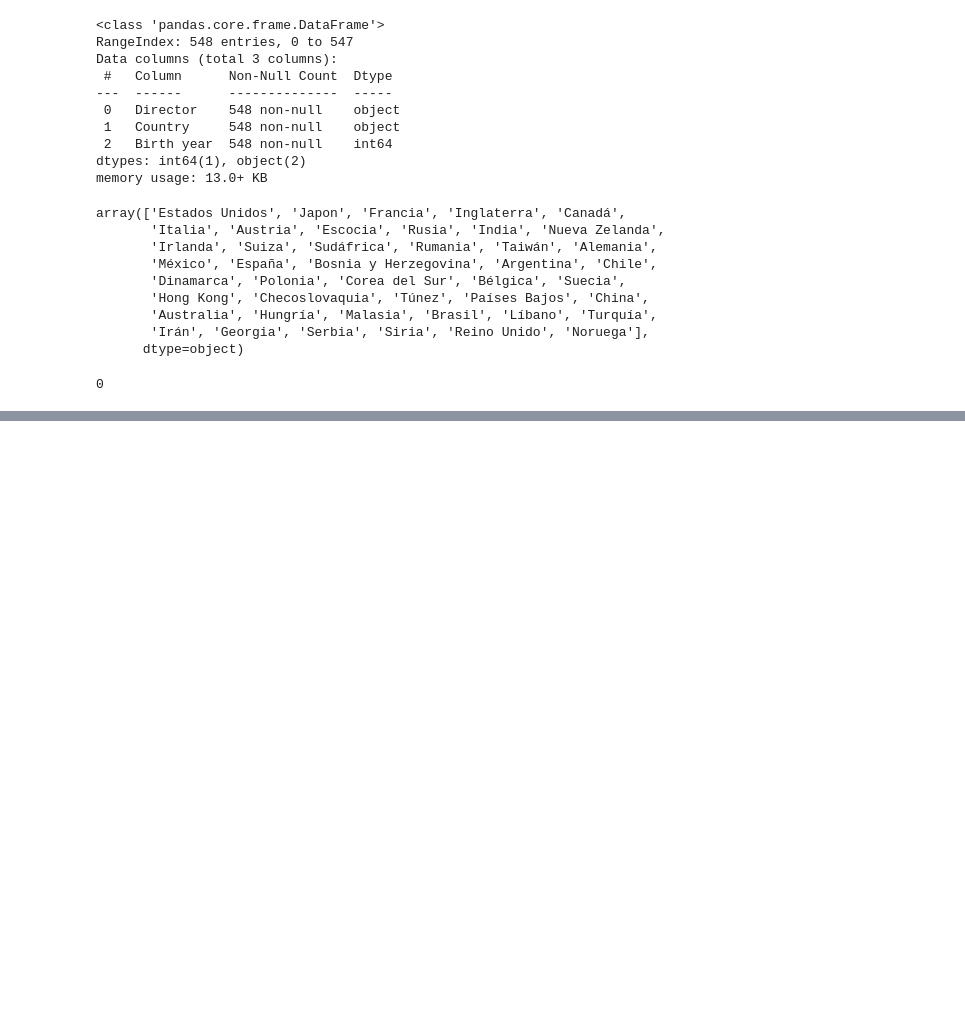
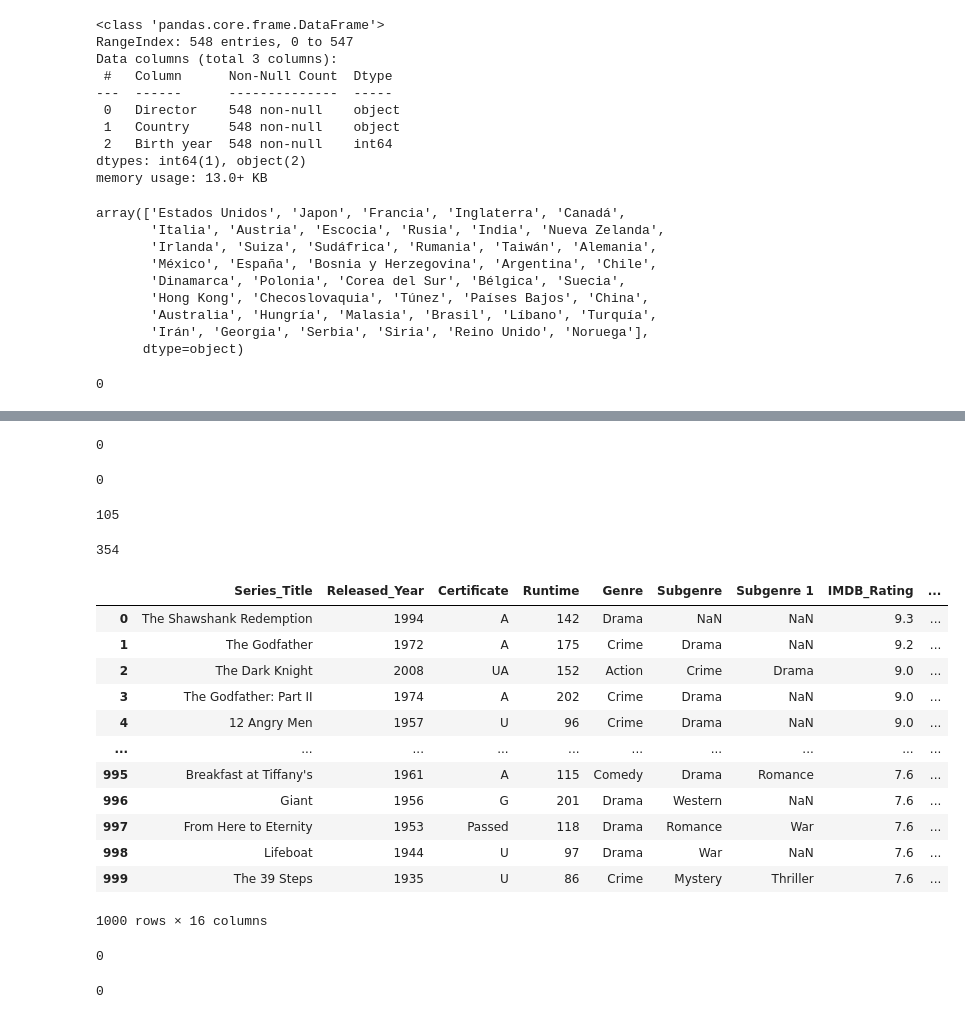
Before and after one commit to Ariana-Papantonio/promoK-modulo4-sprint1-pair-programming-irene-ariana, a Jupyter notebook: EDA_IMDB.ipynb, the cells around one changed output, grey strips where cells are left out. Cells and saved outputs as stored; diff of their text form; code cells hidden in the pictures; blank space fills up the shorter version.

```diff
--- a/EDA_IMDB.ipynb
+++ b/EDA_IMDB.ipynb
@@ -160,0 +310,2 @@ df_directores['Country'].isnull().sum()
+# %%
+df_imdb['Certificate'] = df_imdb['Certificate'].fillna(moda_certificate)
@@ -160,0 +321,5 @@ df_directores['Country'].isnull().sum()
+# %%
+media_score = round(df_imdb['Meta_score'].mean(), 2)
+print("media:", media_score)
+mediana_score = df_imdb['Meta_score'].median()
+print("mediana:", mediana_score)
@@ -160,0 +424,36 @@ df_directores['Country'].isnull().sum()
+# %%
+df_pelis['Certificate'] = df_pelis['Certificate'].fillna(moda_certificate)
+# %%
+df_pelis['Certificate'].isnull().sum()
+# %% [output]
+0
+# %%
+df_pelis['Meta_score'] = df_pelis['Meta_score'].fillna(media_score)
+# %%
+df_pelis['Meta_score'].isnull().sum()
+# %% [output]
+0
+# %%
+df_pelis['Subgenre'].isnull().sum()
+# %% [output]
+105
+# %%
+df_pelis['Subgenre 1'].isnull().sum()
+# %% [output]
+354
+# %%
+df_pelis
+# %% [output]
+|  | Series_Title | Released_Year | Certificate | Runtime | Genre | Subgenre | Subgenre 1 | IMDB_Rating | ... |
+| 0 | The Shawshank Redemption | 1994 | A | 142 | Drama | NaN | NaN | 9.3 | ... |
+| 1 | The Godfather | 1972 | A | 175 | Crime | Drama | NaN | 9.2 | ... |
+| 2 | The Dark Knight | 2008 | UA | 152 | Action | Crime | Drama | 9.0 | ... |
+| 3 | The Godfather: Part II | 1974 | A | 202 | Crime | Drama | NaN | 9.0 | ... |
+| 4 | 12 Angry Men | 1957 | U | 96 | Crime | Drama | NaN | 9.0 | ... |
+| ... | ... | ... | ... | ... | ... | ... | ... | ... | ... |
+| 995 | Breakfast at Tiffany's | 1961 | A | 115 | Comedy | Drama | Romance | 7.6 | ... |
+| 996 | Giant | 1956 | G | 201 | Drama | Western | NaN | 7.6 | ... |
+| 997 | From Here to Eternity | 1953 | Passed | 118 | Drama | Romance | War | 7.6 | ... |
+| 998 | Lifeboat | 1944 | U | 97 | Drama | War | NaN | 7.6 | ... |
+| 999 | The 39 Steps | 1935 | U | 86 | Crime | Mystery | Thriller | 7.6 | ... |
+1000 rows × 16 columns
@@ -160,0 +462,4 @@ df_directores['Country'].isnull().sum()
+# %%
+df_pelis['Subgenre 1'].isnull().sum()
+# %% [output]
+0
@@ -160,0 +468,4 @@ df_directores['Country'].isnull().sum()
+# %%
+df_pelis['Subgenre'].isnull().sum()
+# %% [output]
+0
```
Also changed, not shown: parts of 40 cells of this notebook.
